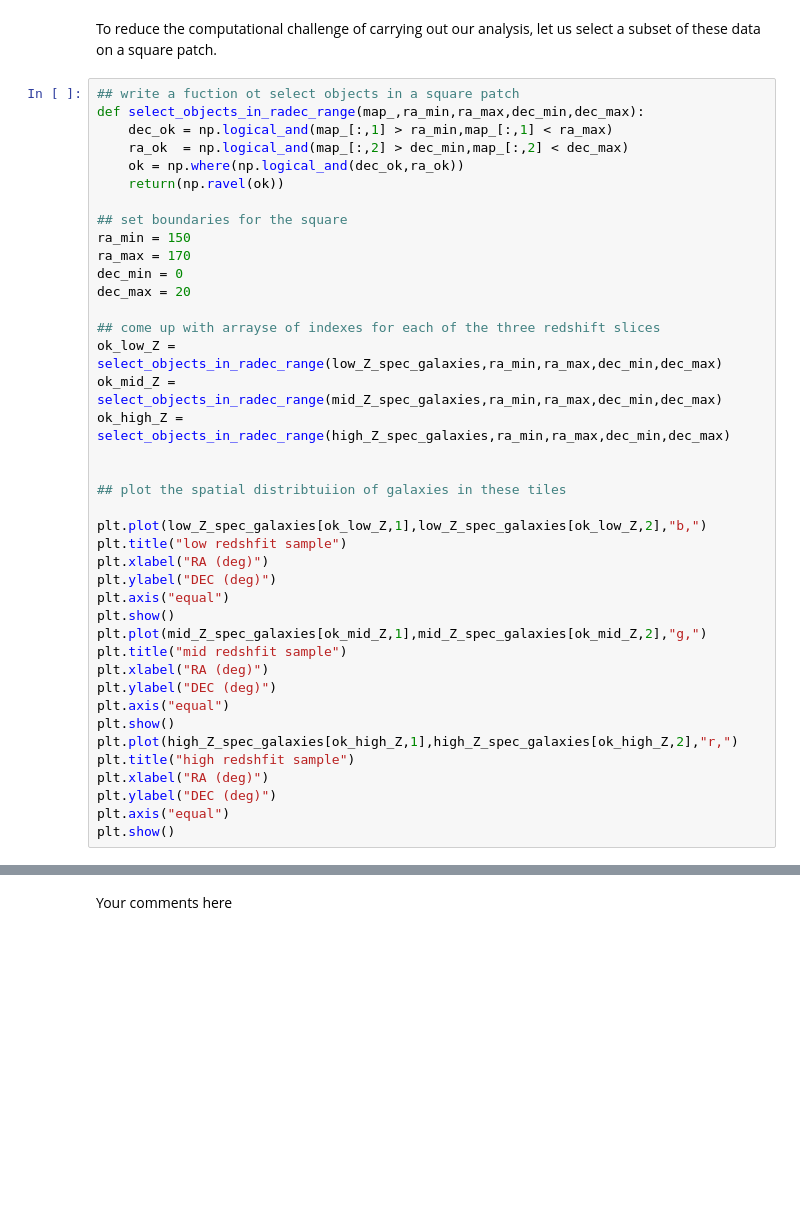
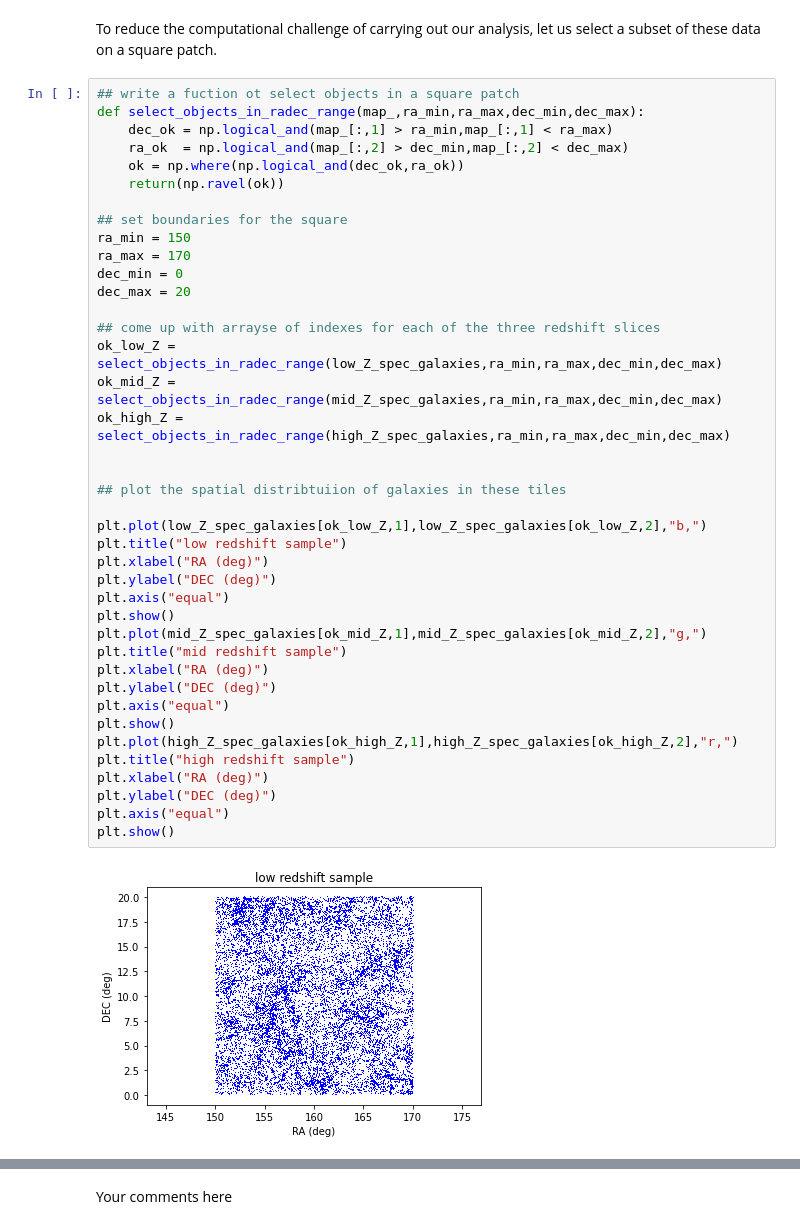
Before and after one commit to CMB-S4/CMBAnalysis_SummerSchool, a Jupyter notebook: CMB_School_2pt_correlation.ipynb, the cells around one changed output, grey strips where cells are left out. Saved outputs shown, nothing was run; the diff lists cells and outputs as text; blank space fills up the shorter version.

```diff
--- a/CMB_School_2pt_correlation.ipynb
+++ b/CMB_School_2pt_correlation.ipynb
@@ -74,33 +77,35 @@ def select_objects_in_radec_range(map_,ra_min,ra_max,dec_min,dec_max):
 
 ## set boundaries for the square
 ra_min = 150
 ra_max = 170
 dec_min = 0
 dec_max = 20
 
 ## come up with arrayse of indexes for each of the three redshift slices
 ok_low_Z = select_objects_in_radec_range(low_Z_spec_galaxies,ra_min,ra_max,dec_min,dec_max)
 ok_mid_Z = select_objects_in_radec_range(mid_Z_spec_galaxies,ra_min,ra_max,dec_min,dec_max)
 ok_high_Z = select_objects_in_radec_range(high_Z_spec_galaxies,ra_min,ra_max,dec_min,dec_max)
 
 
 ## plot the spatial distribtuiion of galaxies in these tiles
 
 plt.plot(low_Z_spec_galaxies[ok_low_Z,1],low_Z_spec_galaxies[ok_low_Z,2],"b,")
-plt.title("low redshfit sample")
+plt.title("low redshift sample")
 plt.xlabel("RA (deg)")
 plt.ylabel("DEC (deg)")
 plt.axis("equal")
 plt.show()
 plt.plot(mid_Z_spec_galaxies[ok_mid_Z,1],mid_Z_spec_galaxies[ok_mid_Z,2],"g,")
-plt.title("mid redshfit sample")
+plt.title("mid redshift sample")
 plt.xlabel("RA (deg)")
 plt.ylabel("DEC (deg)")
 plt.axis("equal")
 plt.show()
 plt.plot(high_Z_spec_galaxies[ok_high_Z,1],high_Z_spec_galaxies[ok_high_Z,2],"r,")
-plt.title("high redshfit sample")
+plt.title("high redshift sample")
 plt.xlabel("RA (deg)")
 plt.ylabel("DEC (deg)")
 plt.axis("equal")
 plt.show()
+# %% [output]
+[figure, added]
```
Also changed, not shown: parts of 24 cells of this notebook.
